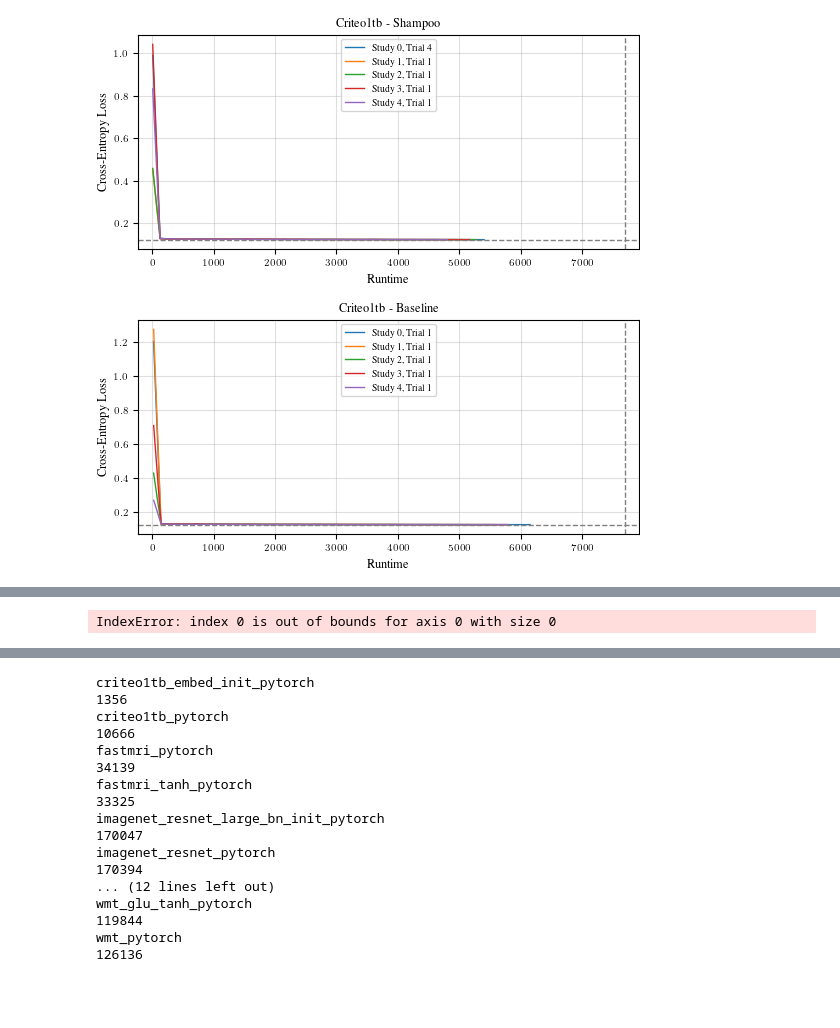
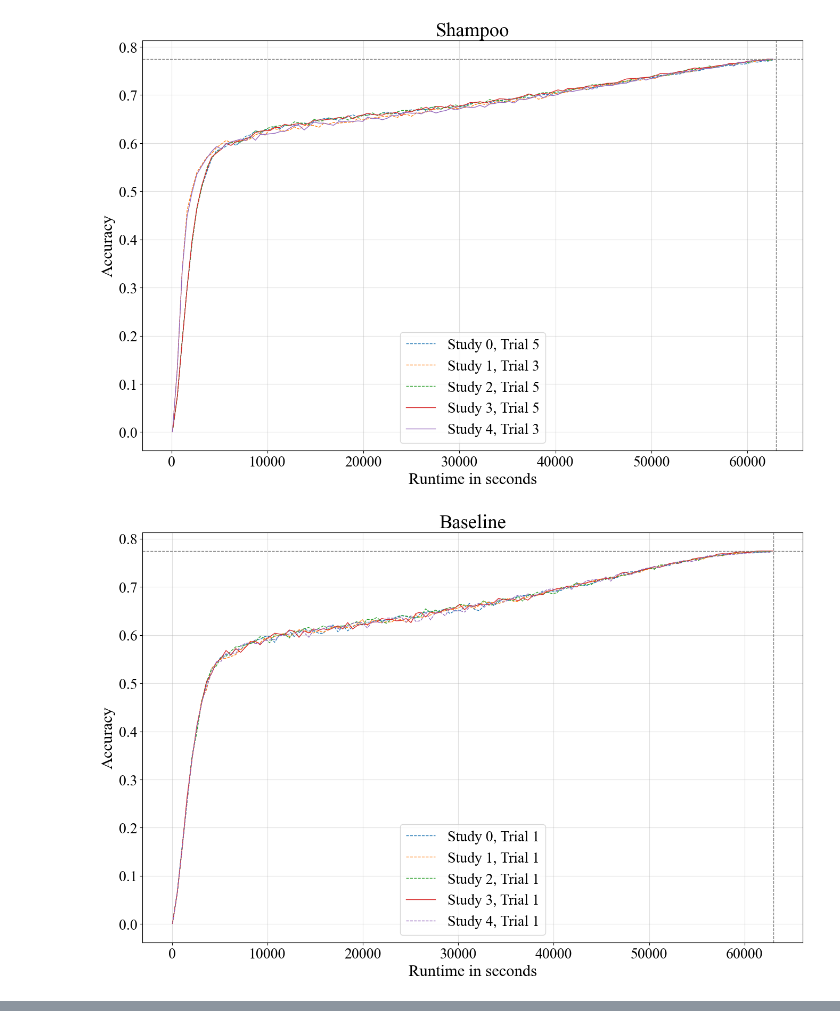
Before and after one commit to fsschneider/algorithmic-efficiency, a Jupyter notebook: scoring/plotting_workload_results.ipynb, the cells around one changed output, grey strips where cells are left out. Cells and saved outputs as stored; diff of their text form; code cells hidden in the pictures; blank space fills up the shorter version.

```diff
--- a/scoring/plotting_workload_results.ipynb
+++ b/scoring/plotting_workload_results.ipynb
@@ -18,5 +18,5 @@ from tueplots import bundles, figsizes
 # %%
-SELF_TUING = True
+SELF_TUING = False
 
 log_path = "../../submissions_algorithms_v0.5/logs/algoperf_scoring_v05/"
 if SELF_TUING:
@@ -175,10 +177,10 @@ plot_submission(
 # %%
 def plot_all_subs(workload, results):
   for sub in results:
-    plot_submission(sub, workload, results)
+    plot_submission(sub, workload, results, title=sub)
 
 
-plot_all_subs(workload="criteo1tb", results=clean_results_df)
+plot_all_subs(workload="imagenet_resnet", results=clean_results_df)
 # %% [output]
-[figure, old version]
+[figure, new version]
-[figure, old version]
+[figure, new version]
@@ -186 +187,0 @@ plot_all_subs(workload="criteo1tb", results=clean_results_df)
-IndexError: index 0 is out of bounds for axis 0 with size 0
@@ -188,28 +195,0 @@ IndexError: index 0 is out of bounds for axis 0 with size 0
-# %%
-# Get column names
-df = full_results["shampoo_submission"]
-
-for workload, group in df.groupby('workload'):
-  print(workload)
-  group['final_global_step'] = group['global_step'].apply(lambda x: x[-1])
-  print(group['final_global_step'].max())
-
-#
-# %% [output]
-criteo1tb_embed_init_pytorch
-1356
-criteo1tb_pytorch
-10666
-fastmri_pytorch
-34139
-fastmri_tanh_pytorch
-33325
-imagenet_resnet_large_bn_init_pytorch
-170047
-imagenet_resnet_pytorch
-170394
-... (12 lines left out)
-wmt_glu_tanh_pytorch
-119844
-wmt_pytorch
-126136
```
Also changed, not shown: parts of 8 cells of this notebook, 9 other files.
